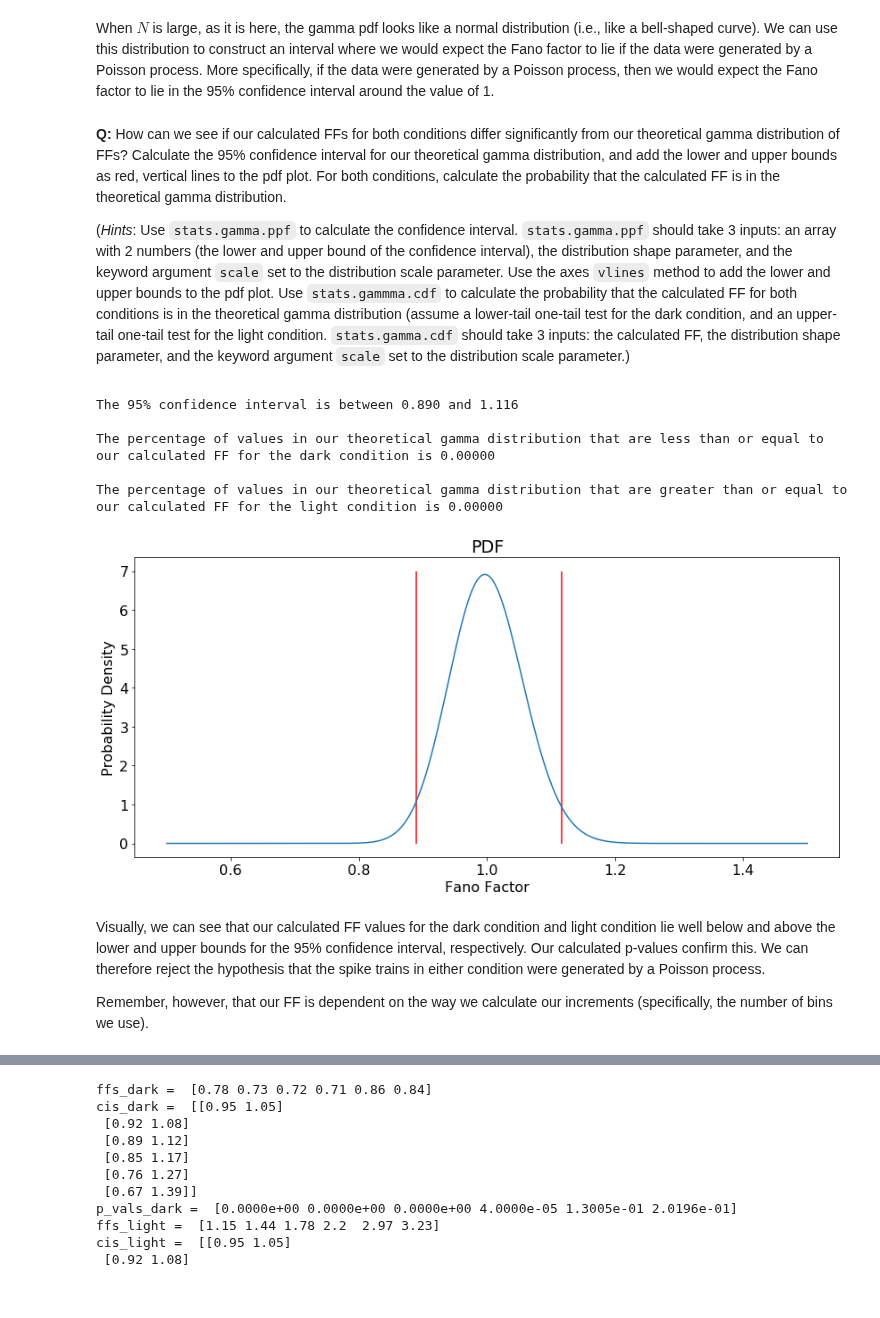
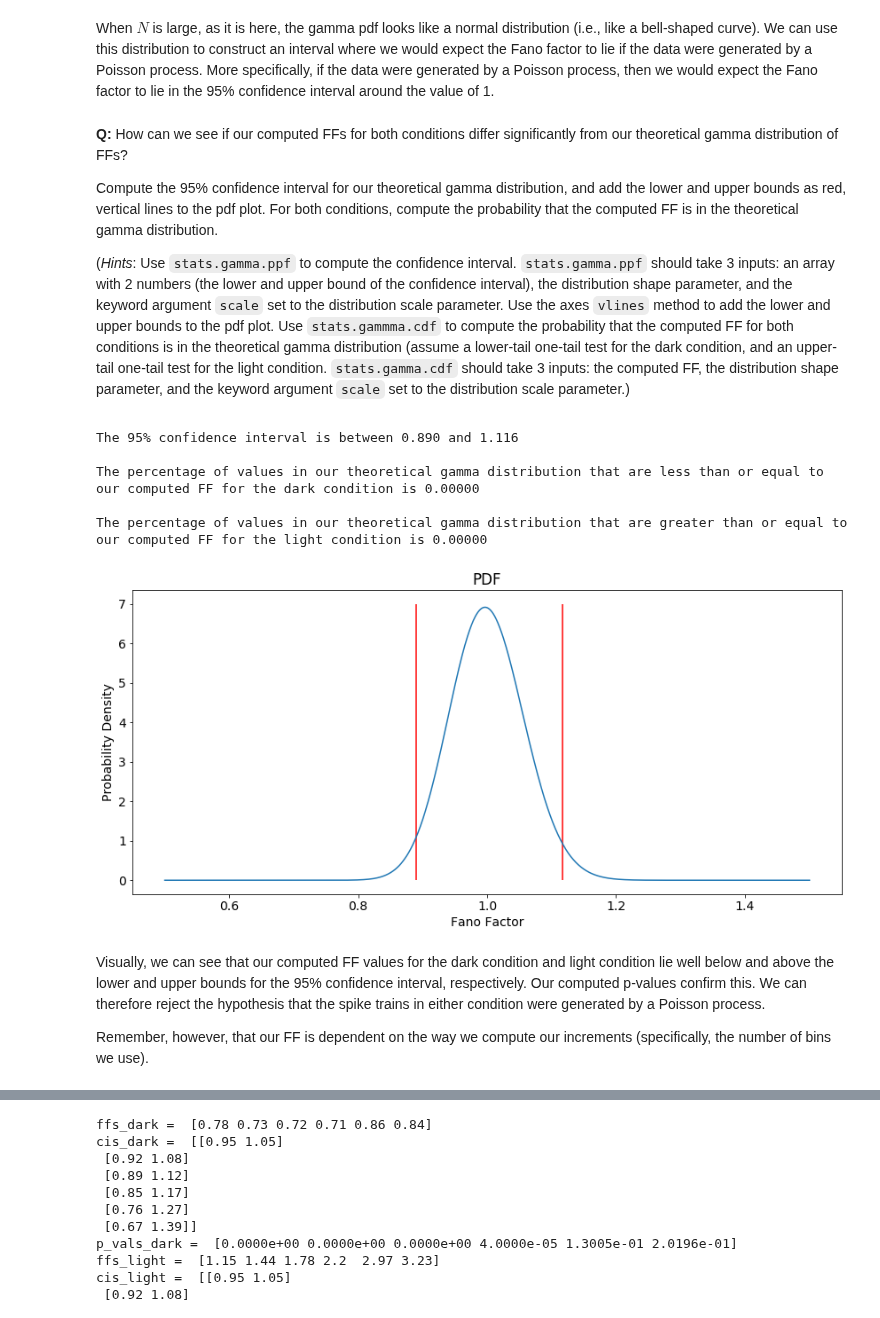
Before and after one commit to jaib1/Case-Studies-Python, a Jupyter notebook: content/08/basic-visualizations-and-descriptive-statistics-of-spike-train-data.ipynb, the cells around one changed output, grey strips where cells are left out. Drawn from its saved outputs; the diff is of its cells as text; code cells hidden in the pictures.

```diff
--- a/content/08/basic-visualizations-and-descriptive-statistics-of-spike-train-data.ipynb
+++ b/content/08/basic-visualizations-and-descriptive-statistics-of-spike-train-data.ipynb
@@ -55,6 +56,7 @@ import scipy
 import scipy.io as sio
 import scipy.stats as stats
 import numpy as np
+from statsmodels.stats.multitest import multipletests
 import matplotlib.pyplot as plt
 from matplotlib import rcParams
 %matplotlib inline
@@ -62,7 +64,7 @@ from matplotlib import rcParams
 # Set defaults for figure size, tight layout, and font size.
 rcParams['figure.figsize'] = (12,6)
 rcParams['figure.autolayout'] = True
-rcParams.update({'font.size': 16})
+rcParams.update({'font.size': 14})
 # %% [markdown]
 <div class="question">
 
@@ -74,7 +76,7 @@ rcParams.update({'font.size': 16})
 # %%
 ## Load and print info on data
 
-data = sio.loadmat('Ch8-spikes-1.mat')
+data = sio.loadmat('CH8-spikes-1.mat')
 data.keys()
 # %% [output]
 dict_keys(['__header__', '__version__', '__globals__', 'SpikesLow', 'SpikesHigh'])
@@ -170,11 +183,6 @@ These calculations show us that the firing rate was higher in the light conditio
 </div>
 # %%
 ## Plot rastergrams of spike trains for both conditions
-
-# Set defaults for figure size, tight layout, and font size.
-rcParams['figure.figsize'] = (12,6)
-rcParams['figure.autolayout'] = True
-rcParams.update({'font.size': 16})
 
 # Create a figure.
 fig1, ax1 = plt.subplots()
@@ -482,14 +503,16 @@ bins = np.arange(0, 30, bin_length)
 # Compute the increments (only return the first output argument, the histogram;
 # we don't need the second, the bin edges).
 increment_dark_50, _ = np.histogram(ts_dark, bins)
-increment_light_50, _ = np.histogram(ts_light, bins)
+# this is the preferred way to return a single output from a multi-output function call:
+# see: https://stackoverflow.com/questions/431866/ignore-python-multiple-return-value
+increment_light_50  = np.histogram(ts_light, bins)[0]
 
-# Plot the increments.
+# Create a bar plot of the increments.
 fig5, ax5 = plt.subplots(nrows=1, ncols=2, sharex=True, sharey=True, figsize=(12,6))
 # Exclude the last element in `bins` when plotting, so the number of elements
 # matches the number of elements of the increments.
-ax5[0].plot(bins[:-1], increment_dark_50, color='b', marker='.', linestyle='')
-ax5[1].plot(bins[:-1], increment_light_50, color='r', marker='.', linestyle='')
+ax5[0].bar(bins[:-1], increment_dark_50, color='b')
+ax5[1].bar(bins[:-1], increment_light_50, color='r')
 ax5[0].set_xlabel('Time (s)')
 ax5[0].set_ylabel('Counts')
 ax5[0].set_title('Increment Process Dark Condition')
@@ -567,51 +594,53 @@ When $N$ is large, as it is here, the gamma pdf looks like a normal distribution
 # %% [markdown]
 <div class="question">
 
-**Q:** How can we see if our calculated FFs for both conditions differ significantly from our theoretical gamma distribution of FFs? Calculate the 95% confidence interval for our theoretical gamma distribution, and add the lower and upper bounds as red, vertical lines to the pdf plot. For both conditions, calculate the probability that the calculated FF is in the theoretical gamma distribution.
+**Q:** How can we see if our computed FFs for both conditions differ significantly from our theoretical gamma distribution of FFs?
 
-(*Hints*: Use `stats.gamma.ppf` to calculate the confidence interval. `stats.gamma.ppf` should take 3 inputs: an array with 2 numbers (the lower and upper bound of the confidence interval), the distribution shape parameter, and the keyword argument `scale` set to the distribution scale parameter. Use the axes `vlines` method to add the lower and upper bounds to the pdf plot. Use `stats.gammma.cdf` to calculate the probability that the calculated FF for both conditions is in the theoretical gamma distribution (assume a lower-tail one-tail test for the dark condition, and an upper-tail one-tail test for the light condition. `stats.gamma.cdf` should take 3 inputs: the calculated FF, the distribution shape parameter, and the keyword argument `scale` set to the distribution scale parameter.)
+Compute the 95% confidence interval for our theoretical gamma distribution, and add the lower and upper bounds as red, vertical lines to the pdf plot. For both conditions, compute the probability that the computed FF is in the theoretical gamma distribution.
+
+(*Hints*: Use `stats.gamma.ppf` to compute the confidence interval. `stats.gamma.ppf` should take 3 inputs: an array with 2 numbers (the lower and upper bound of the confidence interval), the distribution shape parameter, and the keyword argument `scale` set to the distribution scale parameter. Use the axes `vlines` method to add the lower and upper bounds to the pdf plot. Use `stats.gammma.cdf` to compute the probability that the computed FF for both conditions is in the theoretical gamma distribution (assume a lower-tail one-tail test for the dark condition, and an upper-tail one-tail test for the light condition. `stats.gamma.cdf` should take 3 inputs: the computed FF, the distribution shape parameter, and the keyword argument `scale` set to the distribution scale parameter.)
 
 </div>
 # %%
-## Calculate 95% confidence intervals for the gamma distribution of FF factors
-## and add the bounds as vertical lines to the pdf plot. Then calculate one-tailed p-values for
-## the probability that the calculated FFs for each condition belong to the gamma distribution.
+## compute 95% confidence intervals for the gamma distribution of FF factors
+## and add the bounds as vertical lines to the pdf plot. Then compute one-tailed p-values for
+## the probability that the computed FFs for each condition belong to the gamma distribution.
 
-# Calculate and plot 95% confidence intervals:
+# compute and plot 95% confidence intervals:
 
 ci_95 = stats.gamma.ppf([.025, .975], shape, scale=scale)
 print('The 95% confidence interval is between {:.3f} and {:.3f}'.format(ci_95[0], ci_95[1]))
 ax6.vlines(ci_95[0], ymin=0, ymax=7, color='r')
 ax6.vlines(ci_95[1], ymin=0, ymax=7, color='r')
 
-# Calculate probability of finding our computed FF for dark and light conditions within theoretical
+# compute probability of finding our computed FF for dark and light conditions within theoretical
 # gamma distribution:
 
 p_ff_dark = stats.gamma.cdf(ff_dark_50, shape, scale=scale) # cdf from lower bound to `ff_dark_50`
 p_ff_light = 1 - stats.gamma.cdf(ff_light_50, shape, scale=scale) # cdf from`ff_light_50` to upper bound
 
 # Print our interpretations of the `p_ff_dark` and `p_ff_light` (rounded to 5 places past decimal).
 print('\nThe percentage of values in our theoretical gamma distribution that are ' \
-      'less than or equal to our calculated FF for the dark condition is ' \
+      'less than or equal to our computed FF for the dark condition is ' \
       '{:.5f}'.format(p_ff_dark))
 
 print('\nThe percentage of values in our theoretical gamma distribution that are ' \
-      'greater than or equal to our calculated FF for the light condition is ' \
+      'greater than or equal to our computed FF for the light condition is ' \
       '{:.5f}'.format(p_ff_light))
 
 # Show figure.
 fig6
 # %% [output]
 The 95% confidence interval is between 0.890 and 1.116
 
-The percentage of values in our theoretical gamma distribution that are less than or equal to our calculated FF for the dark condition is 0.00000
+The percentage of values in our theoretical gamma distribution that are less than or equal to our computed FF for the dark condition is 0.00000
 
-The percentage of values in our theoretical gamma distribution that are greater than or equal to our calculated FF for the light condition is 0.00000
+The percentage of values in our theoretical gamma distribution that are greater than or equal to our computed FF for the light condition is 0.00000
-[figure, old version]
+[figure, new version]
 # %% [markdown]
-Visually, we can see that our calculated FF values for the dark condition and light condition lie well below and above the lower and upper bounds for the 95% confidence interval, respectively. Our calculated p-values confirm this. We can therefore reject the hypothesis that the spike trains in either condition were generated by a Poisson process.
+Visually, we can see that our computed FF values for the dark condition and light condition lie well below and above the lower and upper bounds for the 95% confidence interval, respectively. Our computed p-values confirm this. We can therefore reject the hypothesis that the spike trains in either condition were generated by a Poisson process.
 
-Remember, however, that our FF is dependent on the way we calculate our increments (specifically, the number of bins we use).
+Remember, however, that our FF is dependent on the way we compute our increments (specifically, the number of bins we use).
 # %% [markdown]
 <div class="question">
 
```
Also changed, not shown: parts of 75 cells of this notebook, 1 other file.
